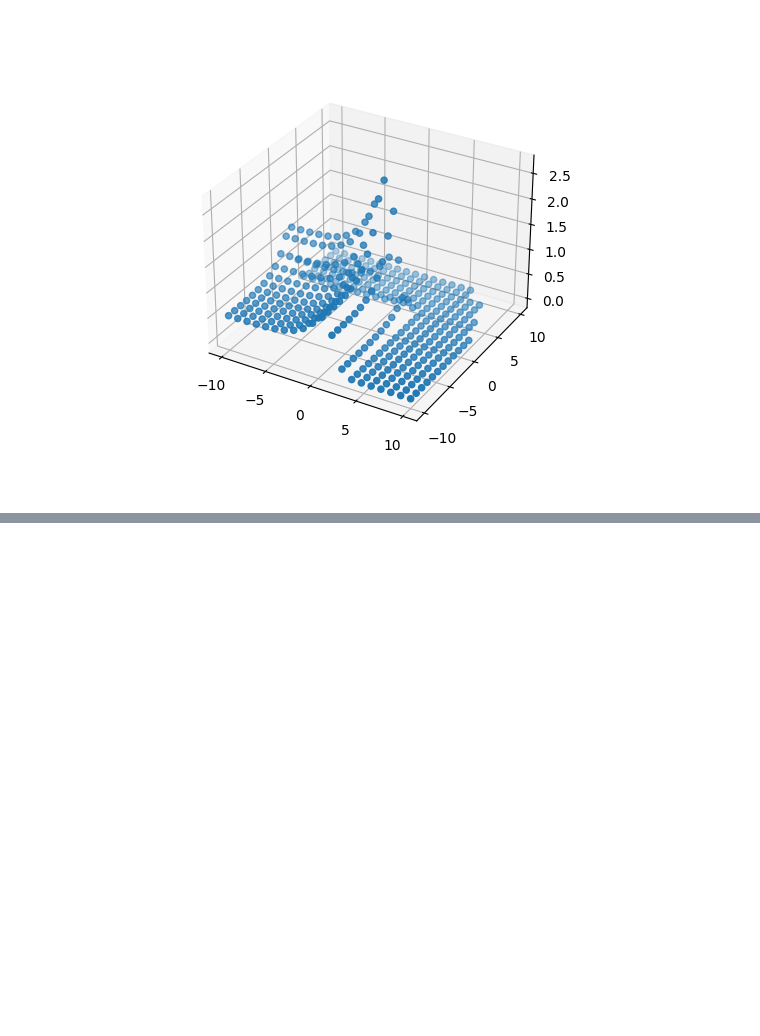
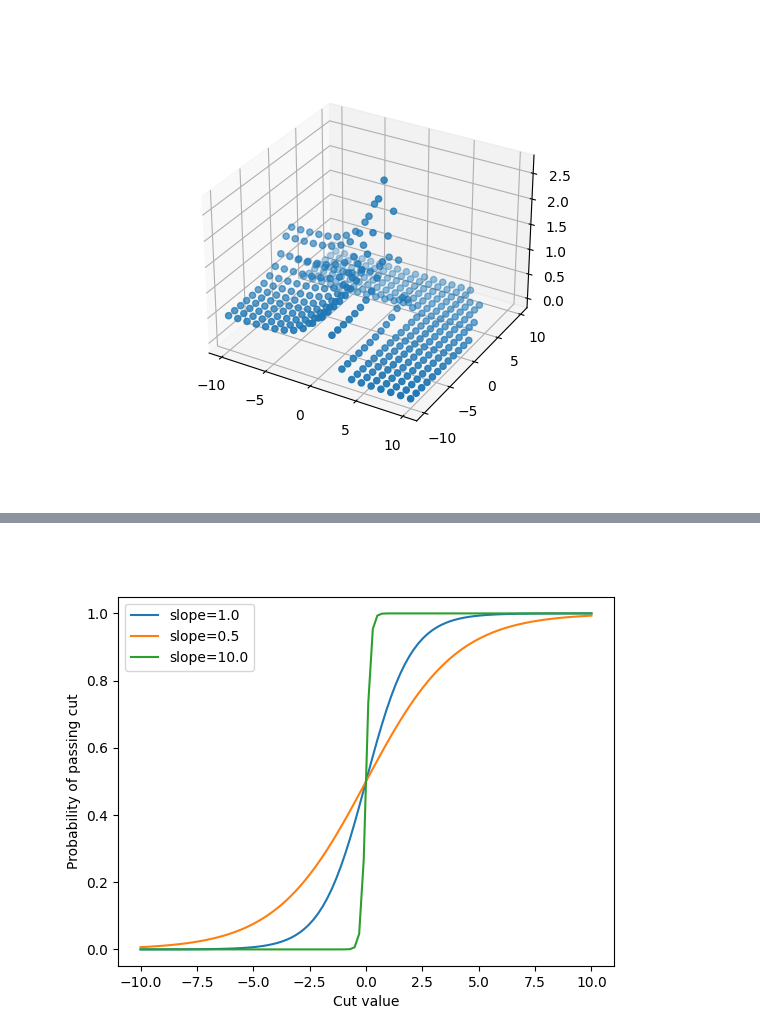
Before and after one commit to gordonwatts/2023-diff-prog-workshop, a Jupyter notebook: stocastic-gradient.ipynb, the cells around one changed output, grey strips where cells are left out. Saved outputs shown, nothing was run; the diff lists cells and outputs as text; code cells hidden in the pictures; blank space fills up the shorter version.

Commit message:
Added a cut probability

```diff
--- a/stocastic-gradient.ipynb
+++ b/stocastic-gradient.ipynb
@@ -87,0 +95,30 @@ plt.show()
+# %%
+def cut_sigmoid(cut: float, data, slope: float = 1.0):
+    '''Return probability of passing a cut for each data point.
+
+    Args:
+        cut (float): The central cut value.
+        data (jax.array): The data to be cut.
+        slope (float, optional): The slope of the sigmoid (sharpness). Defaults to 1.0.
+
+    Returns:
+        jax.array: Probabilities each item has to pass the cut
+    '''
+    return 1 / (1 + jnp.exp(-slope * (data - cut)))
+# %%
+test_cut_values = np.linspace(-10, 10, 100)
+test_cut_probs_slope_1 = cut_sigmoid(0.0, test_cut_values)
+test_cut_probs_slope_01 = cut_sigmoid(0.0, test_cut_values, slope=0.5)
+test_cut_probs_slope_10 = cut_sigmoid(0.0, test_cut_values, slope=10.0)
+
+plt.figure()
+plt.plot(test_cut_values, test_cut_probs_slope_1, label="slope=1.0")
+plt.plot(test_cut_values, test_cut_probs_slope_01, label="slope=0.5")
+plt.plot(test_cut_values, test_cut_probs_slope_10, label="slope=10.0")
+plt.xlabel("Cut value")
+plt.ylabel("Probability of passing cut")
+plt.legend()
+
+plt.show()
+# %% [output]
+[figure, added]
```
Also changed, not shown: parts of 1 cell of this notebook.
